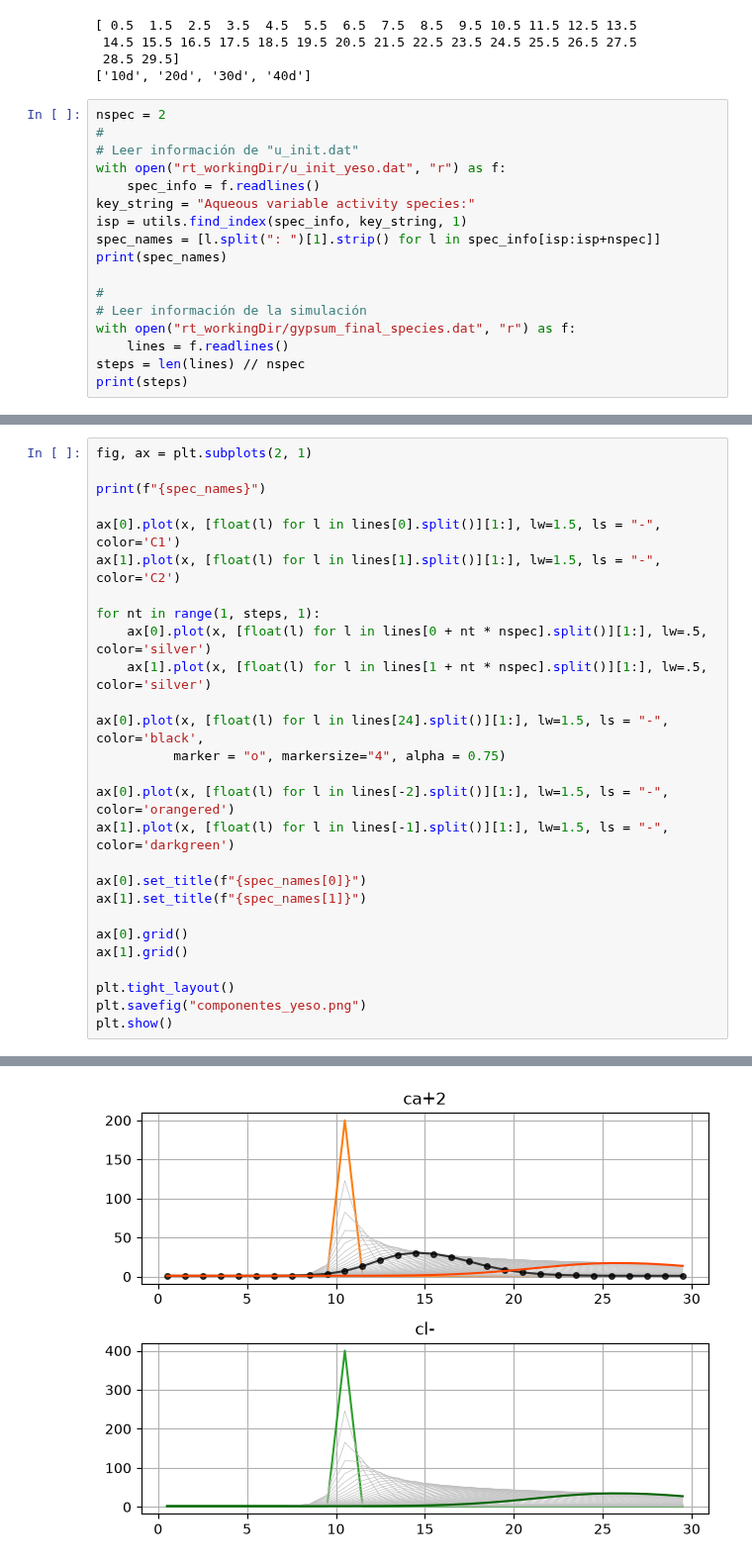
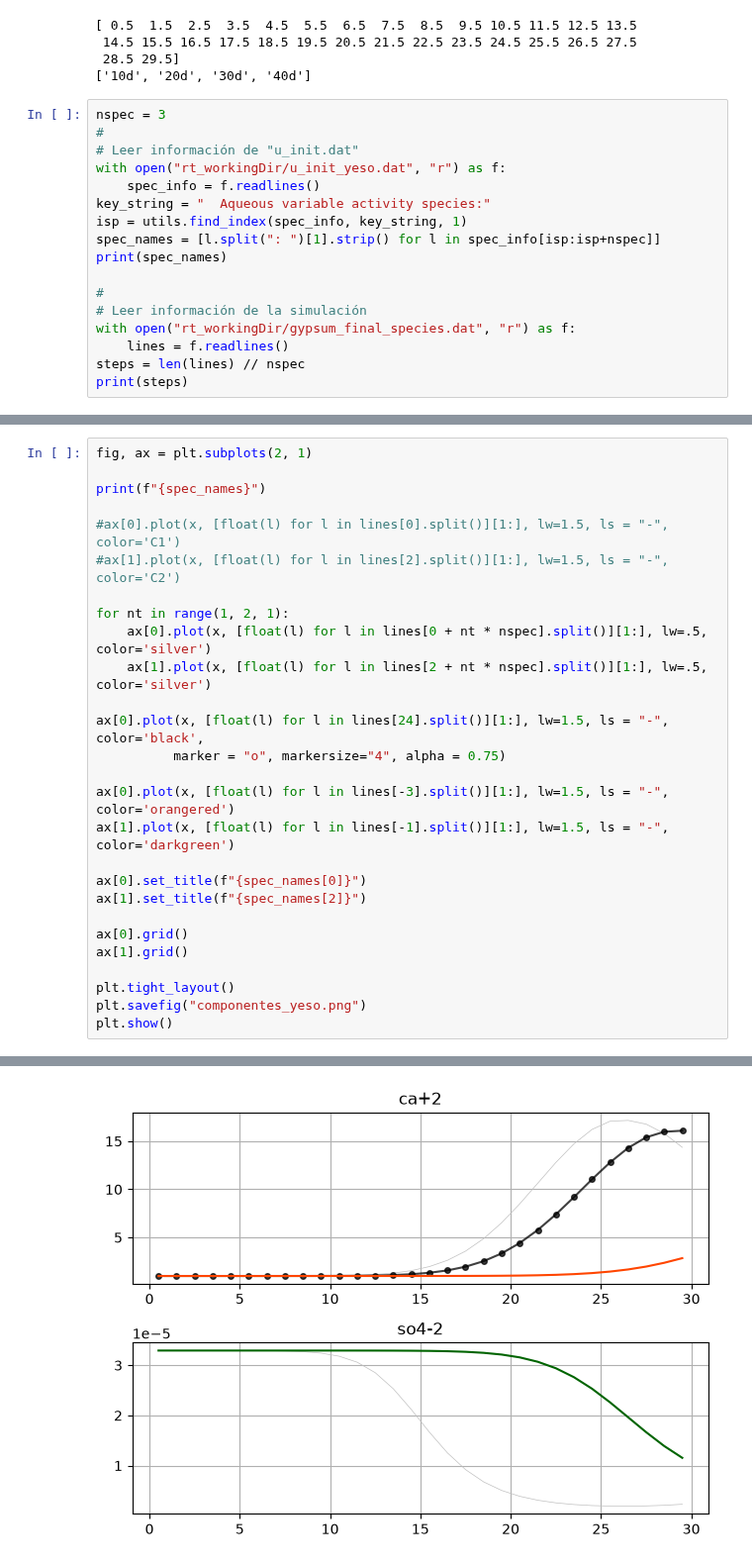
Before and after one commit to luiggix/RTWMA, a Jupyter notebook: benchmarks/03_RT_COM_gypsum_1D/02_Analysis_Vis.ipynb, the cells around one changed output, grey strips where cells are left out. Shown at 99% size. Drawn from its saved outputs; the diff is of its cells as text.

```diff
--- a/benchmarks/03_RT_COM_gypsum_1D/02_Analysis_Vis.ipynb
+++ b/benchmarks/03_RT_COM_gypsum_1D/02_Analysis_Vis.ipynb
@@ -29,12 +29,12 @@ print(times)
  28.5 29.5]
 ['10d', '20d', '30d', '40d']
 # %%
-nspec = 2
+nspec = 3
 #
 # Leer información de "u_init.dat"
 with open("rt_workingDir/u_init_yeso.dat", "r") as f:
     spec_info = f.readlines()
-key_string = "Aqueous variable activity species:"
+key_string = "  Aqueous variable activity species:"
 isp = utils.find_index(spec_info, key_string, 1)
 spec_names = [l.split(": ")[1].strip() for l in spec_info[isp:isp+nspec]]
 print(spec_names)
@@ -57,21 +57,21 @@ fig, ax = plt.subplots(2, 1)
 
 print(f"{spec_names}")
 
-ax[0].plot(x, [float(l) for l in lines[0].split()][1:], lw=1.5, ls = "-", color='C1')
-ax[1].plot(x, [float(l) for l in lines[1].split()][1:], lw=1.5, ls = "-", color='C2')
+#ax[0].plot(x, [float(l) for l in lines[0].split()][1:], lw=1.5, ls = "-", color='C1')
+#ax[1].plot(x, [float(l) for l in lines[2].split()][1:], lw=1.5, ls = "-", color='C2')
 
-for nt in range(1, steps, 1):
+for nt in range(1, 2, 1):
     ax[0].plot(x, [float(l) for l in lines[0 + nt * nspec].split()][1:], lw=.5, color='silver')
-    ax[1].plot(x, [float(l) for l in lines[1 + nt * nspec].split()][1:], lw=.5, color='silver')
+    ax[1].plot(x, [float(l) for l in lines[2 + nt * nspec].split()][1:], lw=.5, color='silver')
 
 ax[0].plot(x, [float(l) for l in lines[24].split()][1:], lw=1.5, ls = "-", color='black',
           marker = "o", markersize="4", alpha = 0.75)
 
-ax[0].plot(x, [float(l) for l in lines[-2].split()][1:], lw=1.5, ls = "-", color='orangered')
+ax[0].plot(x, [float(l) for l in lines[-3].split()][1:], lw=1.5, ls = "-", color='orangered')
 ax[1].plot(x, [float(l) for l in lines[-1].split()][1:], lw=1.5, ls = "-", color='darkgreen')
 
 ax[0].set_title(f"{spec_names[0]}")
-ax[1].set_title(f"{spec_names[1]}")
+ax[1].set_title(f"{spec_names[2]}")
 
 ax[0].grid()
 ax[1].grid()
@@ -84 +84 @@ plt.show()
-[figure, old version]
+[figure, new version]
```
Also changed, not shown: parts of 3 cells of this notebook, 5 other files.
